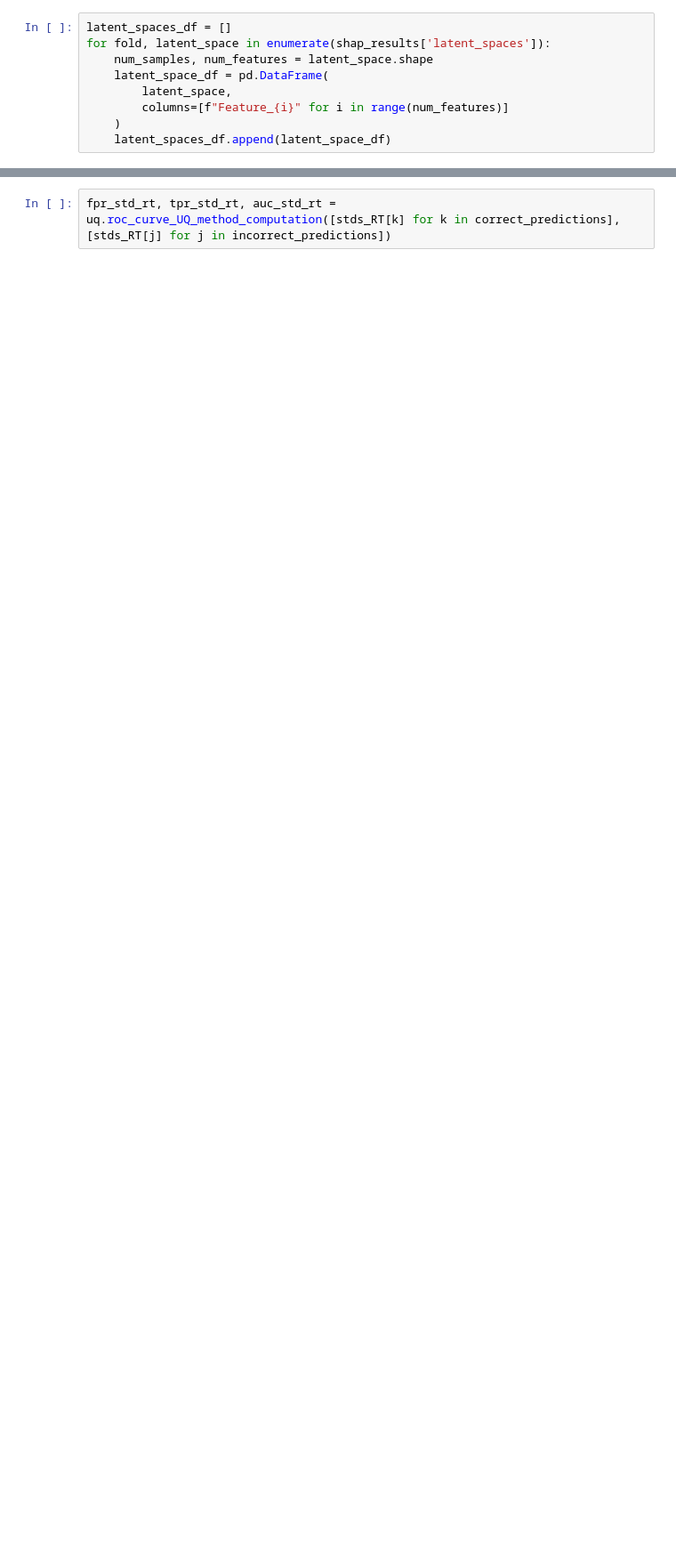
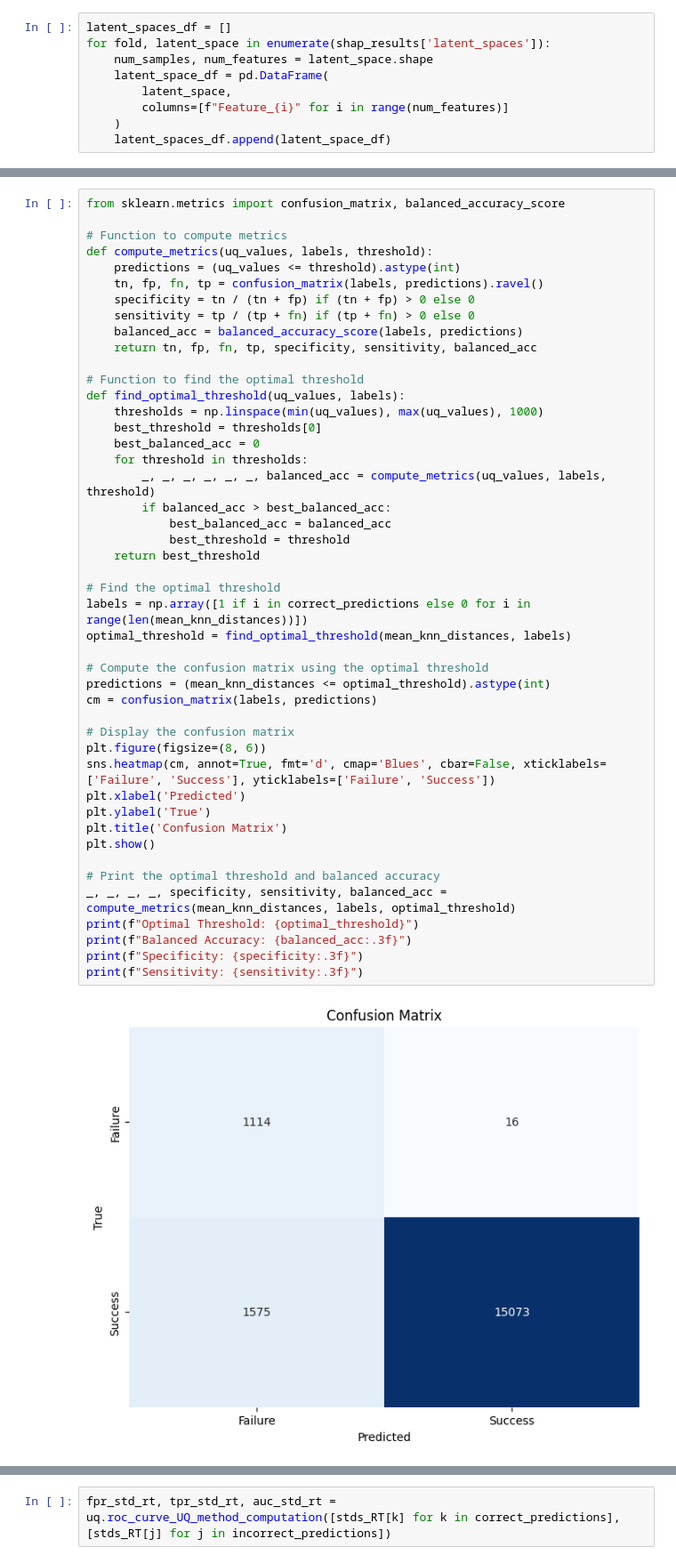
Before and after one commit to pstnmz/UQ_toolbox, a Jupyter notebook: medMNIST/UQ_test_metrics.ipynb, the cells around one changed output, grey strips where cells are left out. Shown at 89% size. Saved outputs shown, nothing was run; the diff lists cells and outputs as text; blank space fills up the shorter version.

```diff
--- a/medMNIST/UQ_test_metrics.ipynb
+++ b/medMNIST/UQ_test_metrics.ipynb
@@ -483,0 +493,48 @@ np.float64(0.9839988527366309)
+# %%
+from sklearn.metrics import confusion_matrix, balanced_accuracy_score
+
+# Function to compute metrics
+def compute_metrics(uq_values, labels, threshold):
+    predictions = (uq_values <= threshold).astype(int)
+    tn, fp, fn, tp = confusion_matrix(labels, predictions).ravel()
+    specificity = tn / (tn + fp) if (tn + fp) > 0 else 0
+    sensitivity = tp / (tp + fn) if (tp + fn) > 0 else 0
+    balanced_acc = balanced_accuracy_score(labels, predictions)
+    return tn, fp, fn, tp, specificity, sensitivity, balanced_acc
+
+# Function to find the optimal threshold
+def find_optimal_threshold(uq_values, labels):
+    thresholds = np.linspace(min(uq_values), max(uq_values), 1000)
+    best_threshold = thresholds[0]
+    best_balanced_acc = 0
+    for threshold in thresholds:
+        _, _, _, _, _, _, balanced_acc = compute_metrics(uq_values, labels, threshold)
+        if balanced_acc > best_balanced_acc:
+            best_balanced_acc = balanced_acc
+            best_threshold = threshold
+    return best_threshold
+
+# Find the optimal threshold
+labels = np.array([1 if i in correct_predictions else 0 for i in range(len(mean_knn_distances))])
+optimal_threshold = find_optimal_threshold(mean_knn_distances, labels)
+
+# Compute the confusion matrix using the optimal threshold
+predictions = (mean_knn_distances <= optimal_threshold).astype(int)
+cm = confusion_matrix(labels, predictions)
+
+# Display the confusion matrix
+plt.figure(figsize=(8, 6))
+sns.heatmap(cm, annot=True, fmt='d', cmap='Blues', cbar=False, xticklabels=['Failure', 'Success'], yticklabels=['Failure', 'Success'])
+plt.xlabel('Predicted')
+plt.ylabel('True')
+plt.title('Confusion Matrix')
+plt.show()
+
+# Print the optimal threshold and balanced accuracy
+_, _, _, _, specificity, sensitivity, balanced_acc = compute_metrics(mean_knn_distances, labels, optimal_threshold)
+print(f"Optimal Threshold: {optimal_threshold}")
+print(f"Balanced Accuracy: {balanced_acc:.3f}")
+print(f"Specificity: {specificity:.3f}")
+print(f"Sensitivity: {sensitivity:.3f}")
+# %% [output]
+[figure, added]
```
Also changed, not shown: parts of 8 cells of this notebook.
